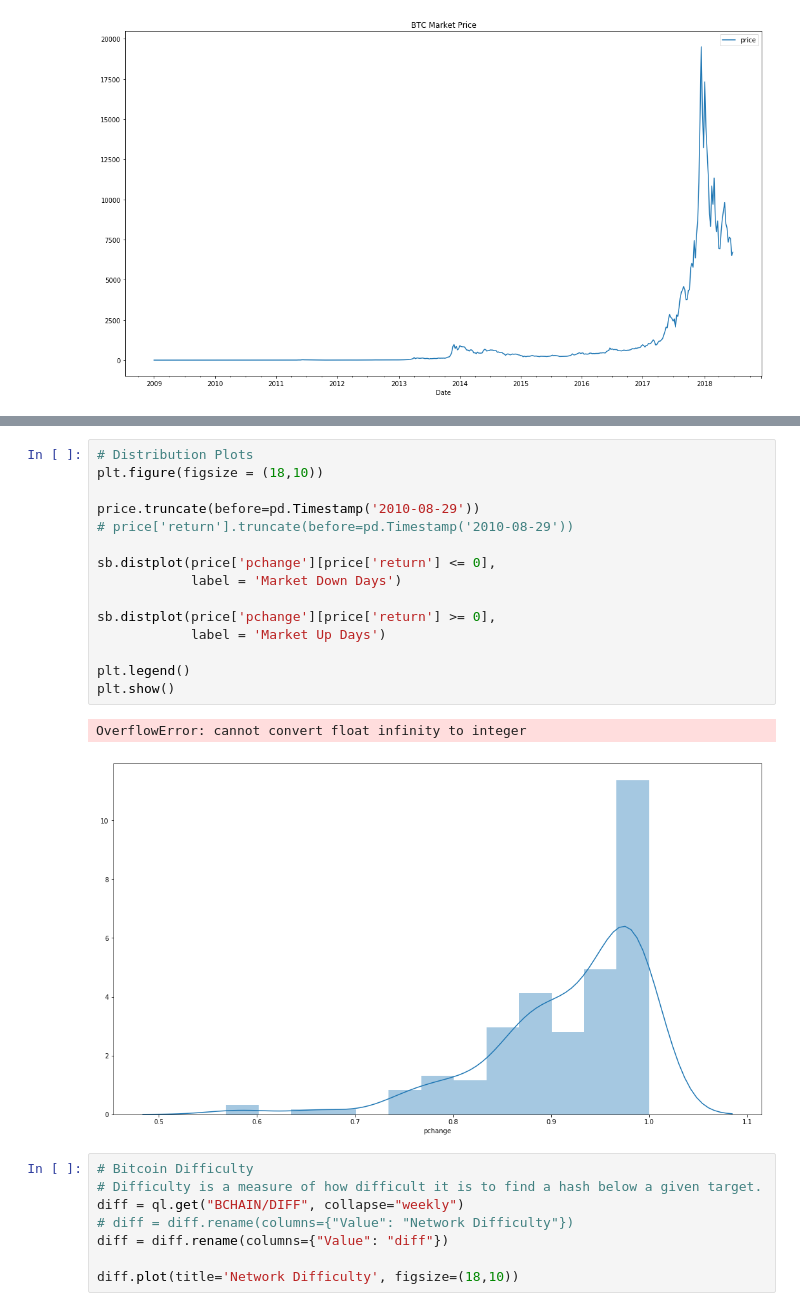
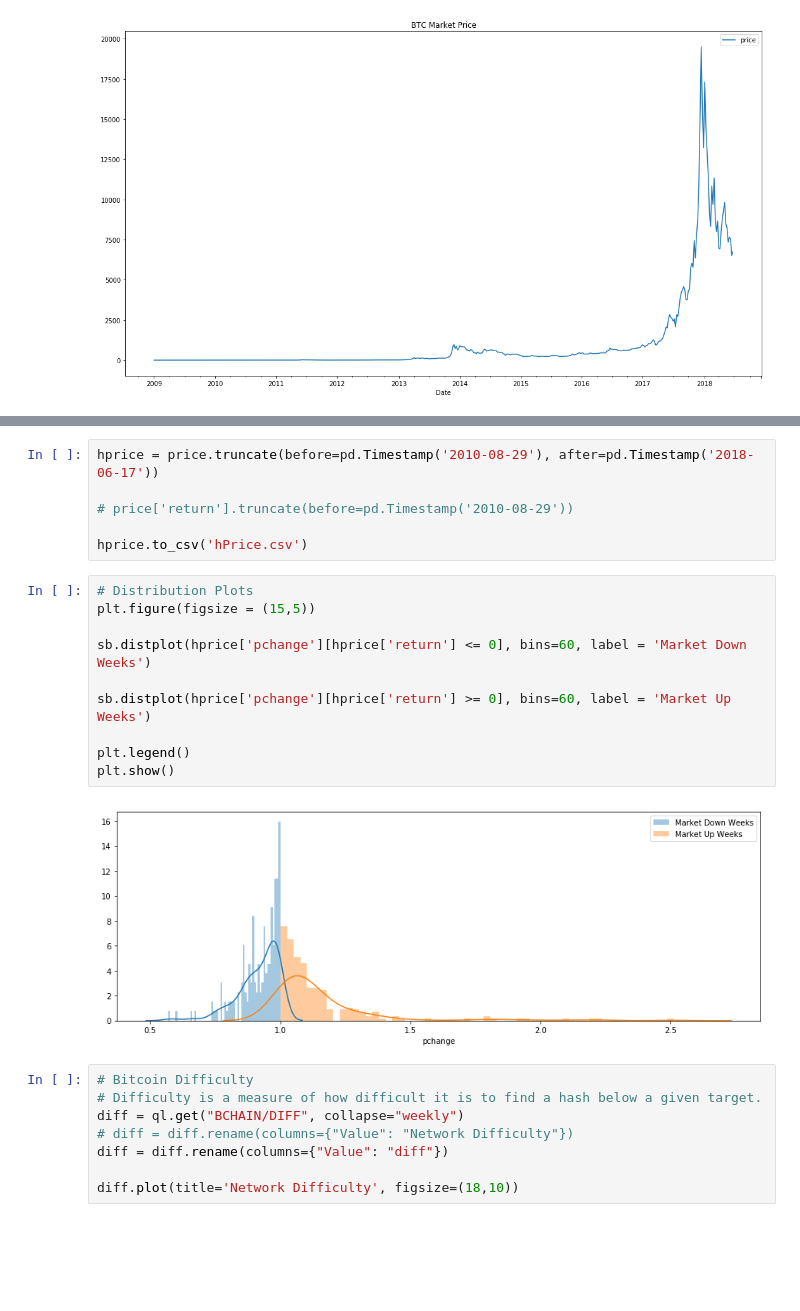
Before and after one commit to lopezdp/MachineLearningResearch, a Jupyter notebook: QuantFinance/PricingResearch.ipynb, the cells around one changed output, grey strips where cells are left out. Saved outputs shown, nothing was run; the diff lists cells and outputs as text; blank space fills up the shorter version.

Commit message:
Seaborne Distribution Plot complete to compare Up vs Down WeeksUPDATING SAVED DATA.

```diff
--- a/QuantFinance/PricingResearch.ipynb
+++ b/QuantFinance/PricingResearch.ipynb
@@ -215,21 +197,21 @@ memory usage: 43.2 KB
+# %%
+hprice = price.truncate(before=pd.Timestamp('2010-08-29'), after=pd.Timestamp('2018-06-17'))
+
+# price['return'].truncate(before=pd.Timestamp('2010-08-29'))
+
+hprice.to_csv('hPrice.csv')
 # %%
 # Distribution Plots
-plt.figure(figsize = (18,10))
+plt.figure(figsize = (15,5))
 
-price.truncate(before=pd.Timestamp('2010-08-29'))
-# price['return'].truncate(before=pd.Timestamp('2010-08-29'))
+sb.distplot(hprice['pchange'][hprice['return'] <= 0], bins=60, label = 'Market Down Weeks')
 
-sb.distplot(price['pchange'][price['return'] <= 0],
-            label = 'Market Down Days')
-
-sb.distplot(price['pchange'][price['return'] >= 0],
-            label = 'Market Up Days')
+sb.distplot(hprice['pchange'][hprice['return'] >= 0], bins=60, label = 'Market Up Weeks')
 
 plt.legend()
 plt.show()
 # %% [output]
-OverflowError: cannot convert float infinity to integer
-[figure, old version]
+[figure, new version]
 # %%
 # Bitcoin Difficulty
 # Difficulty is a measure of how difficult it is to find a hash below a given target.
```
Also changed, not shown: parts of 9 cells of this notebook.
